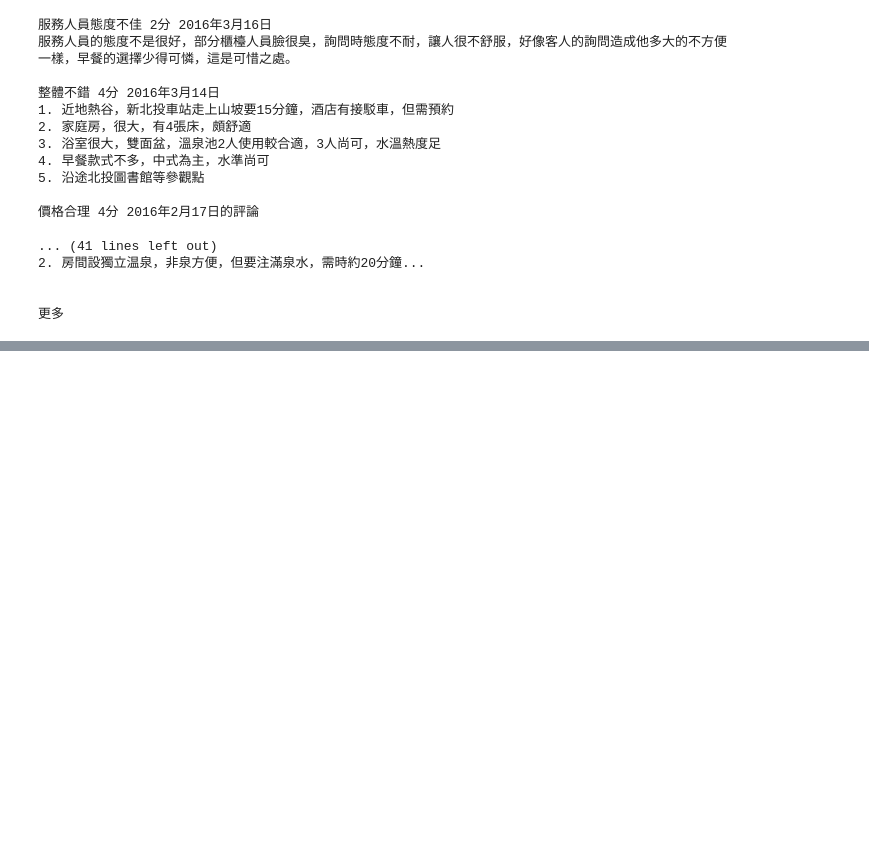
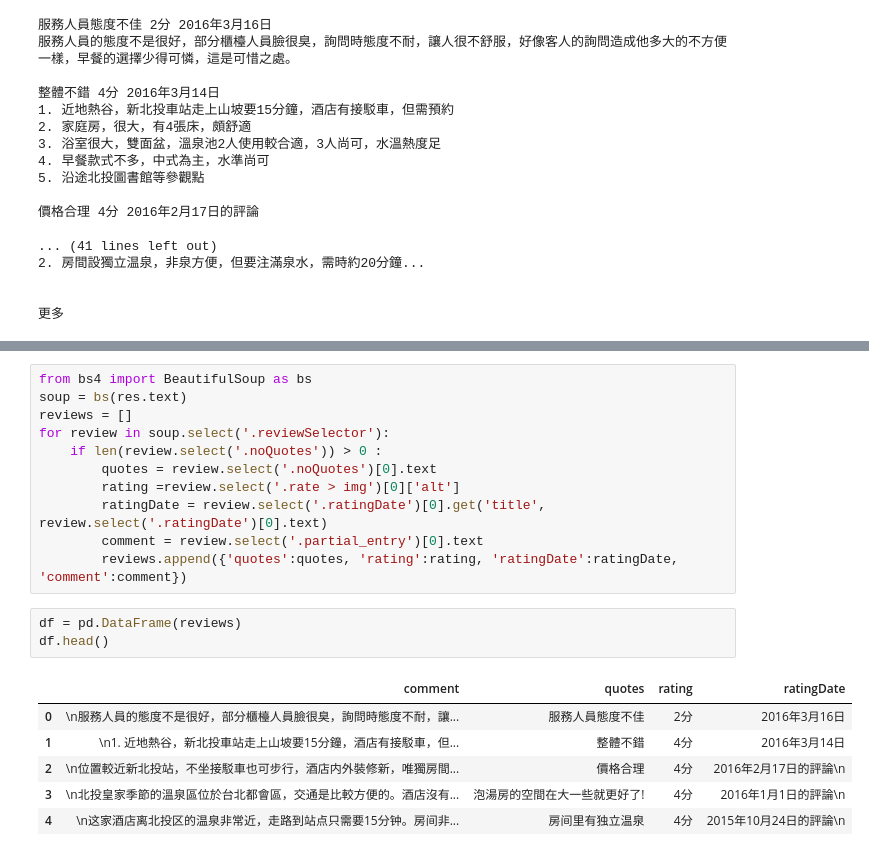
Before and after one commit to bcc2xp/pytravel, a Jupyter notebook: 20160410.ipynb, the cells around one changed output, grey strips where cells are left out. Drawn from its saved outputs; the diff is of its cells as text; blank space fills up the shorter version.

```diff
--- a/20160410.ipynb
+++ b/20160410.ipynb
@@ -296,0 +316,21 @@ for review in soup.select('.reviewSelector'):
+# %%
+from bs4 import BeautifulSoup as bs
+soup = bs(res.text)
+reviews = []
+for review in soup.select('.reviewSelector'):
+    if len(review.select('.noQuotes')) > 0 :
+        quotes = review.select('.noQuotes')[0].text
+        rating =review.select('.rate > img')[0]['alt']
+        ratingDate = review.select('.ratingDate')[0].get('title', review.select('.ratingDate')[0].text)
+        comment = review.select('.partial_entry')[0].text
+        reviews.append({'quotes':quotes, 'rating':rating, 'ratingDate':ratingDate, 'comment':comment})
+# %%
+df = pd.DataFrame(reviews)
+df.head()
+# %% [output]
+|  | comment | quotes | rating | ratingDate |
+| 0 | \n服務人員的態度不是很好，部分櫃檯人員臉很臭，詢問時態度不耐，讓... | 服務人員態度不佳 | 2分 | 2016年3月16日 |
+| 1 | \n1. 近地熱谷，新北投車站走上山坡要15分鐘，酒店有接駁車，但... | 整體不錯 | 4分 | 2016年3月14日 |
+| 2 | \n位置較近新北投站，不坐接駁車也可步行，酒店内外裝修新，唯獨房間... | 價格合理 | 4分 | 2016年2月17日的評論\n |
+| 3 | \n北投皇家季節的溫泉區位於台北都會區，交通是比較方便的。酒店沒有... | 泡湯房的空間在大一些就更好了! | 4分 | 2016年1月1日的評論\n |
+| 4 | \n这家酒店离北投区的温泉非常近，走路到站点只需要15分钟。房间非... | 房间里有独立温泉 | 4分 | 2015年10月24日的評論\n |
```
Also changed, not shown: parts of 11 cells of this notebook.
